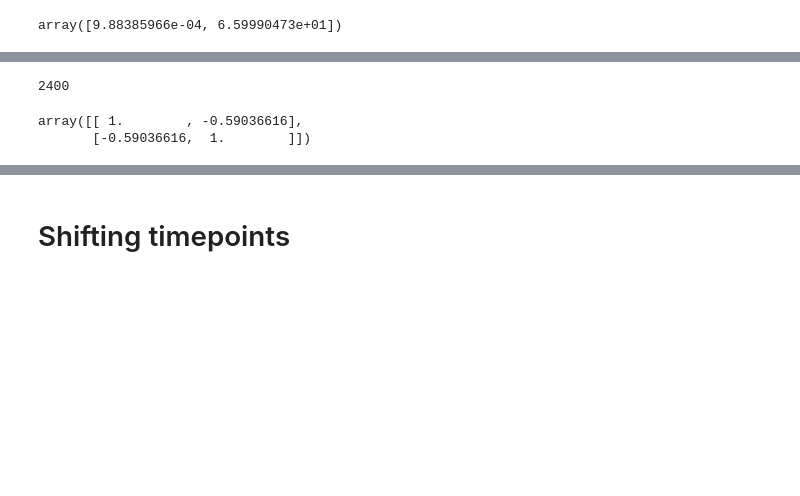
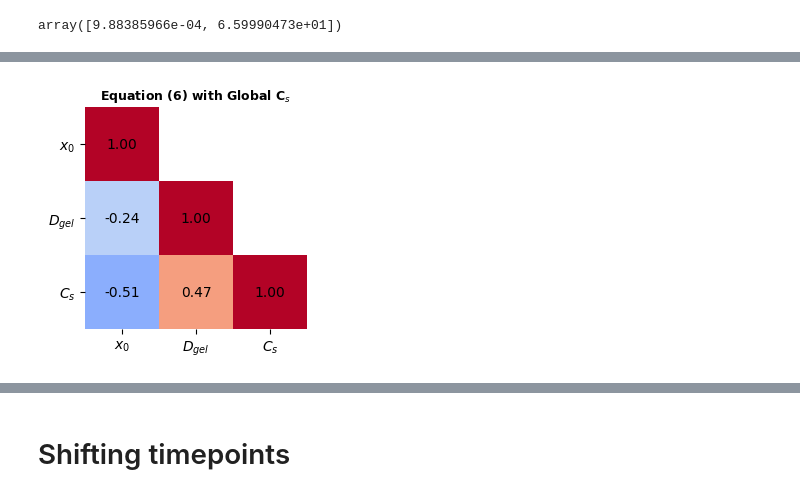
Before and after one commit to isaackh28/diff_tests, a Jupyter notebook: notebook_1.ipynb, the cells around one changed output, grey strips where cells are left out. Saved outputs shown, nothing was run; the diff lists cells and outputs as text; code cells hidden in the pictures; blank space fills up the shorter version.

```diff
--- a/notebook_1.ipynb
+++ b/notebook_1.ipynb
@@ -520,9 +547,39 @@ summary_df
-# %%
-results_combined[1].n_obs_total
-# %% [output]
-2400
-# %%
-results_combined[2].corr
-# %% [output]
-array([[ 1.        , -0.59036616],
-       [-0.59036616,  1.        ]])
+# %%
+corr_list = [results_combined[0].corr, results_combined[2].corr]
+masks = [np.triu(np.ones_like(corr, dtype = bool), k = 1) for corr in corr_list]
+corr_list_m = [np.ma.masked_where(mask, corr) for mask, corr in zip(masks, corr_list)]
+
+labels = [f"$x_0$", f"$D_{{gel}}$", f"$C_s$"]
+
+fig, ax = plt.subplots(figsize = (3, 3))
+corr = corr_list_m[0]
+ax.imshow(corr,
+          vmin = -1,
+          vmax = 1,
+          cmap = "coolwarm")
+ax.set_xticks(range(len(labels)))
+ax.set_yticks(range(len(labels)))
+ax.set_xticklabels(labels)
+ax.set_yticklabels(labels)
+
+for i in range(len(labels)):
+    for j in range(len(labels)):
+        if i >= j:
+            ax.text(
+                j, i,
+                f"{corr[i, j]:.2f}",
+                ha = "center",
+                va = "center",
+            )
+
+ax.set_title(f"Equation (6) with Global C$_s$", fontdict = {"weight": "bold",
+                                                            "size": 9})
+
+for spine in ax.spines.values():
+    spine.set_visible(False)
+
+plt.tight_layout()
+# plt.savefig(r"\\svm_uhn\Coolens_Research\Isaac\Experiments\pcl2201_paper\figures\corr_matrix_6.png", dpi = 400)
+plt.show()
+# %% [output]
+[figure, added]
```
Also changed, not shown: parts of 18 cells of this notebook, 1 other file.
